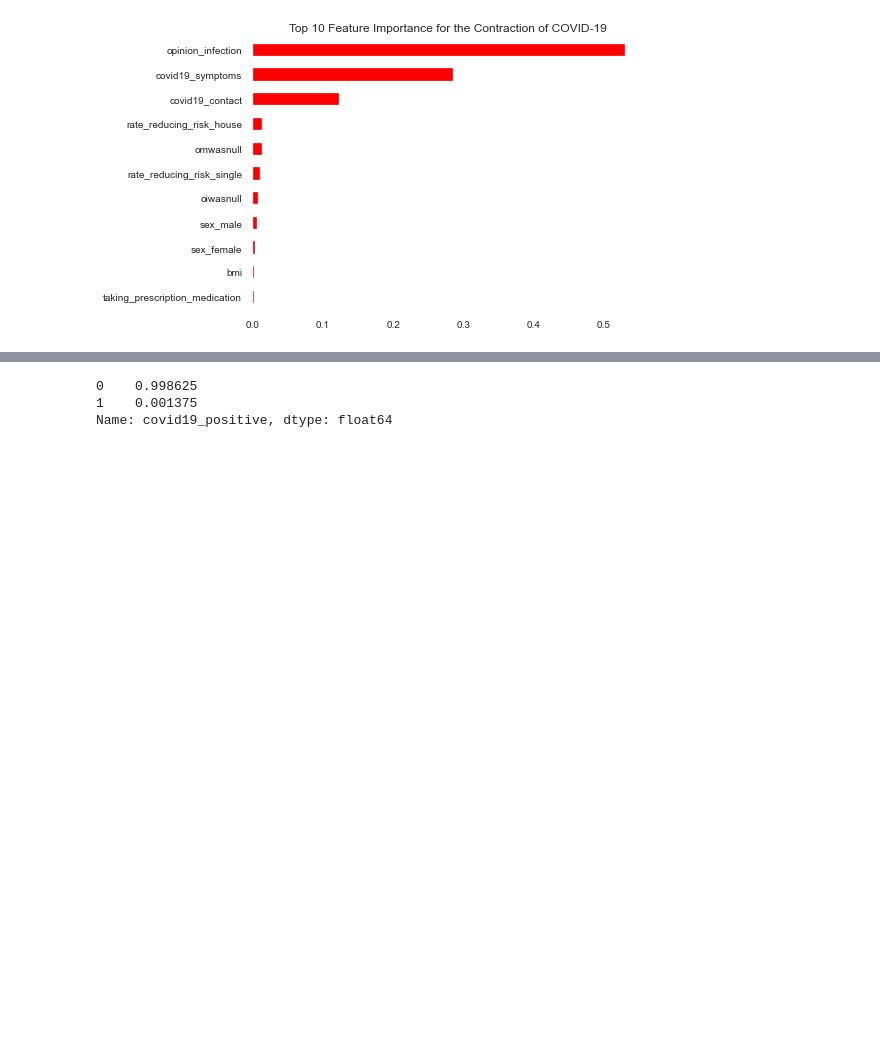
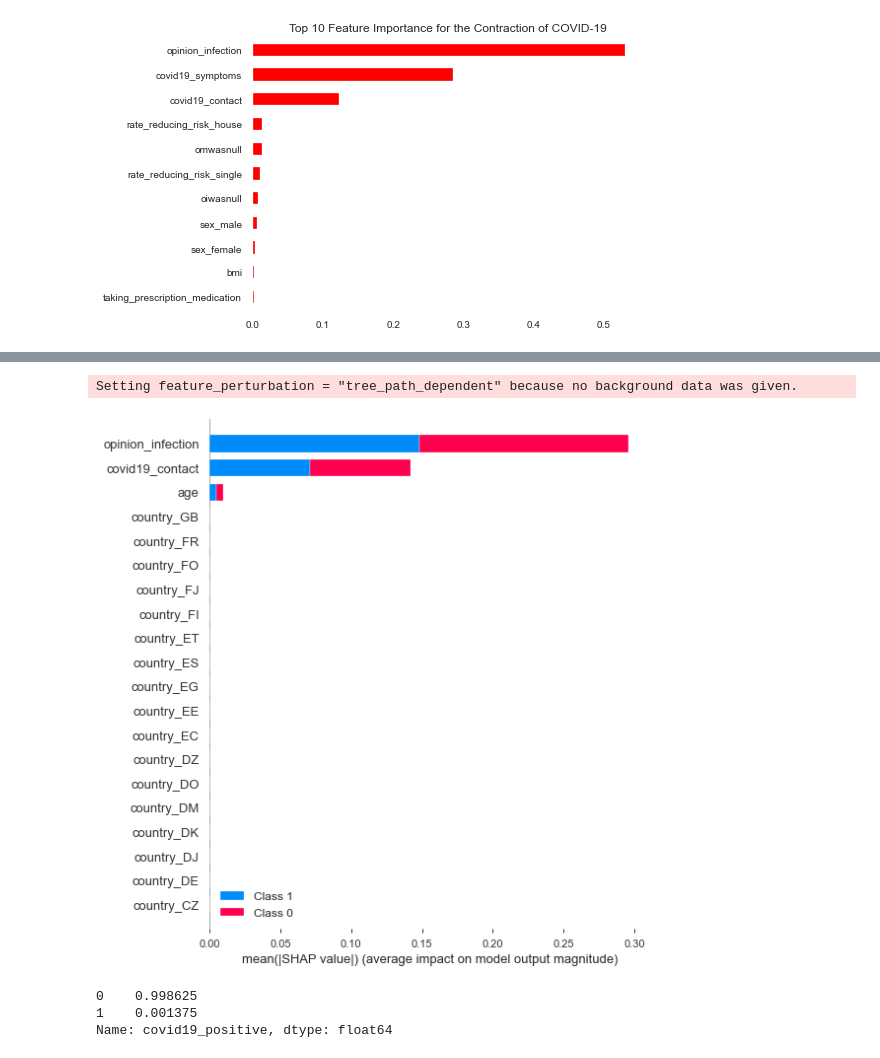
Before and after one commit to andiosika/Binomial-Classification-Ranom-Forest-hyper-imbalance, a Jupyter notebook: student.ipynb, the cells around one changed output, grey strips where cells are left out. Drawn from its saved outputs; the diff is of its cells as text; code cells hidden in the pictures; blank space fills up the shorter version.

```diff
--- a/student.ipynb
+++ b/student.ipynb
@@ -2455,3 +2463,13 @@ ModuleNotFoundError: No module named 'pyplot'
+# %%
+explainer = shap.TreeExplainer(rf_clf8.estimators_[4])
+# %% [output]
+Setting feature_perturbation = "tree_path_dependent" because no background data was given.
+# %%
+shap_values = explainer.shap_values(X_train, y_train)
+# %%
+shap.summary_plot(shap_values, X_train, plot_type='bar')
+# %% [output]
+[figure, added]
 # %%
 df2['covid19_positive'].value_counts(normalize=True)
 # %% [output]
```
Also changed, not shown: parts of 25 cells of this notebook, 1 other file.
